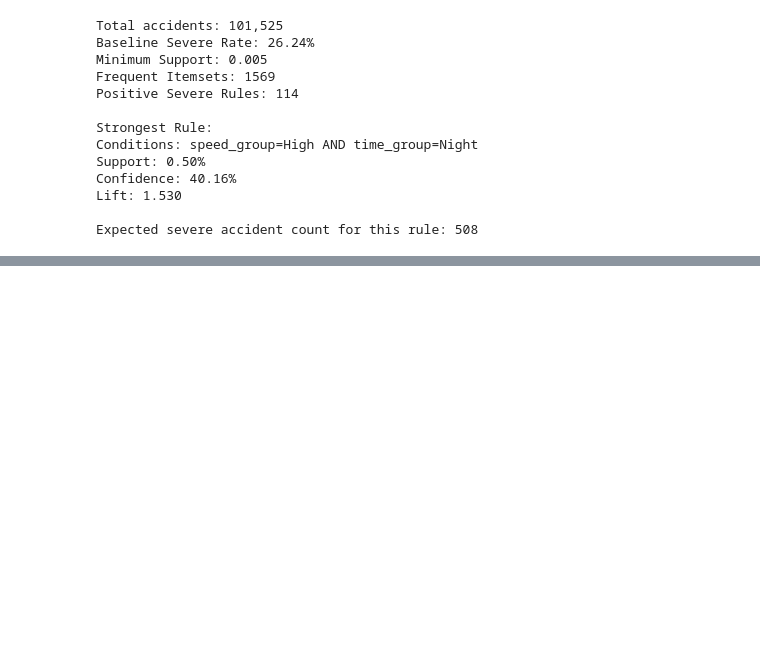
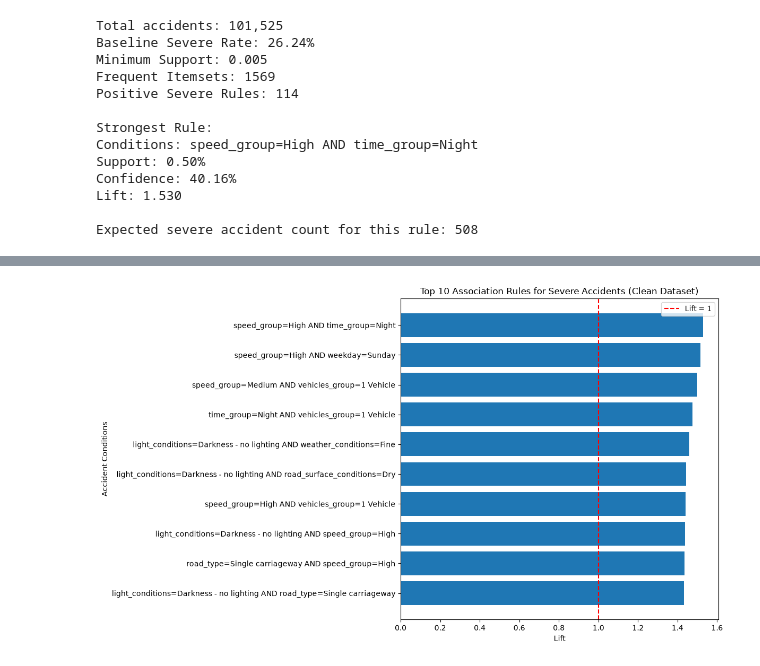
Before and after one commit to oSaio/traffic-accident-patterns, a Jupyter notebook: notebooks/04_apriori.ipynb, the cells around one changed output, grey strips where cells are left out. Cells and saved outputs as stored; diff of their text form; code cells hidden in the pictures; blank space fills up the shorter version.

Commit message:
Update Apriori analysis using clean dataset

```diff
--- a/notebooks/04_apriori.ipynb
+++ b/notebooks/04_apriori.ipynb
@@ -576,0 +963,40 @@ Expected severe accident count for this rule: 508
+# %%
+
+# STEP 29: Visualize Top 10 Severe Rules
+
+import matplotlib.pyplot as plt
+
+# Sort rules for horizontal visualization
+plot_data = top_rules_clean.sort_values(
+    by="lift",
+    ascending=True
+)
+
+# Create the chart
+plt.figure(figsize=(12, 7))
+
+plt.barh(
+    plot_data["Conditions"],
+    plot_data["lift"]
+)
+
+# Reference line
+plt.axvline(
+    x=1,
+    color="red",
+    linestyle="--",
+    label="Lift = 1"
+)
+
+plt.xlabel("Lift")
+plt.ylabel("Accident Conditions")
+
+plt.title(
+    "Top 10 Association Rules for Severe Accidents (Clean Dataset)"
+)
+
+plt.legend()
+plt.tight_layout()
+plt.show()
+# %% [output]
+[figure, added]
```
Also changed, not shown: parts of 8 cells of this notebook.
